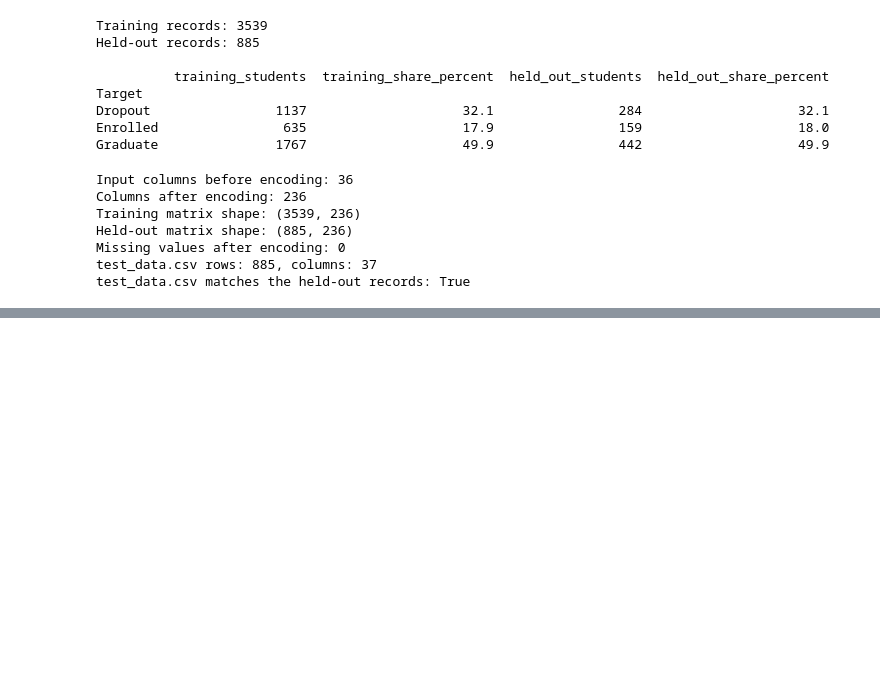
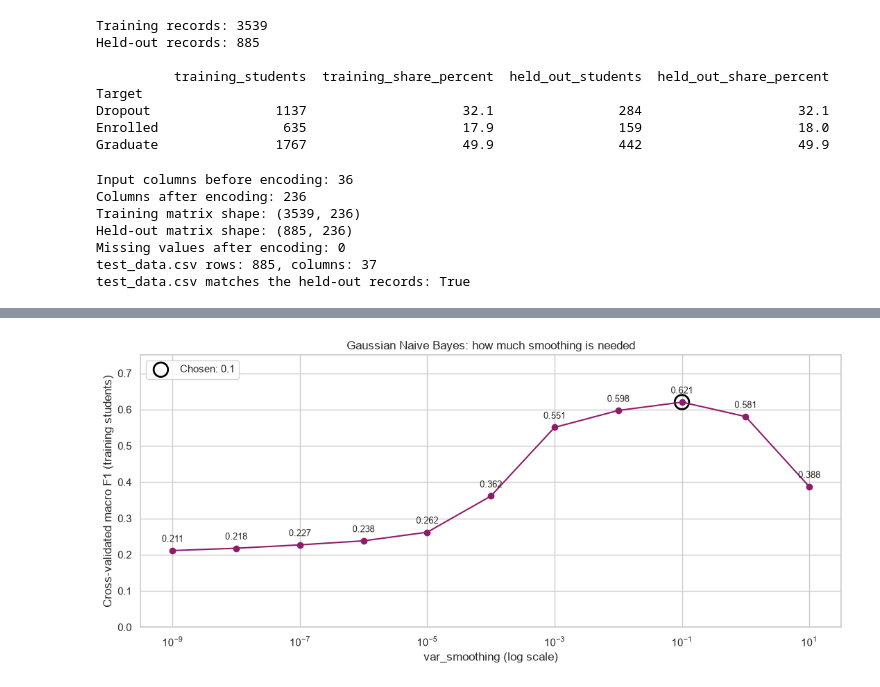
Before and after one commit to ShivkumarSSoni/gradpath-ai, a Jupyter notebook: notebooks/gradpath_end_to_end_analysis.ipynb, the cells around one changed output, grey strips where cells are left out. Cells and saved outputs as stored; diff of their text form; code cells hidden in the pictures; blank space fills up the shorter version.

```diff
--- a/notebooks/gradpath_end_to_end_analysis.ipynb
+++ b/notebooks/gradpath_end_to_end_analysis.ipynb
@@ -210,0 +449,23 @@ test_data.csv matches the held-out records: True
+# %%
+naive_bayes_search = model_repository.load_model(ClassifierKind.GAUSSIAN_NAIVE_BAYES).named_steps["classifier"]
+
+smoothing_values = list(naive_bayes_search.cv_results_["param_var_smoothing"])
+smoothing_scores = list(naive_bayes_search.cv_results_["mean_test_score"])
+chosen_smoothing = naive_bayes_search.best_params_["var_smoothing"]
+chosen_score = naive_bayes_search.best_score_
+
+plt.figure(figsize=(11, 5))
+plt.plot(smoothing_values, smoothing_scores, marker="o", color=colour_of_classifier[ClassifierKind.GAUSSIAN_NAIVE_BAYES.display_name])
+for smoothing_value, smoothing_score in zip(smoothing_values, smoothing_scores):
+    plt.annotate(f"{smoothing_score:.3f}", (smoothing_value, smoothing_score), textcoords="offset points", xytext=(0, 9), ha="center", fontsize=9)
+plt.scatter([chosen_smoothing], [chosen_score], s=220, facecolors="none", edgecolors="black", linewidths=2, label=f"Chosen: {chosen_smoothing:g}")
+plt.xscale("log")
+plt.ylim(0, 0.75)
+plt.xlabel("var_smoothing (log scale)")
+plt.ylabel("Cross-validated macro F1 (training students)")
+plt.title("Gaussian Naive Bayes: how much smoothing is needed")
+plt.legend(loc="upper left")
+plt.tight_layout()
+plt.show()
+# %% [output]
+[figure, added]
```
Also changed, not shown: parts of 27 cells of this notebook, 16 other files.
